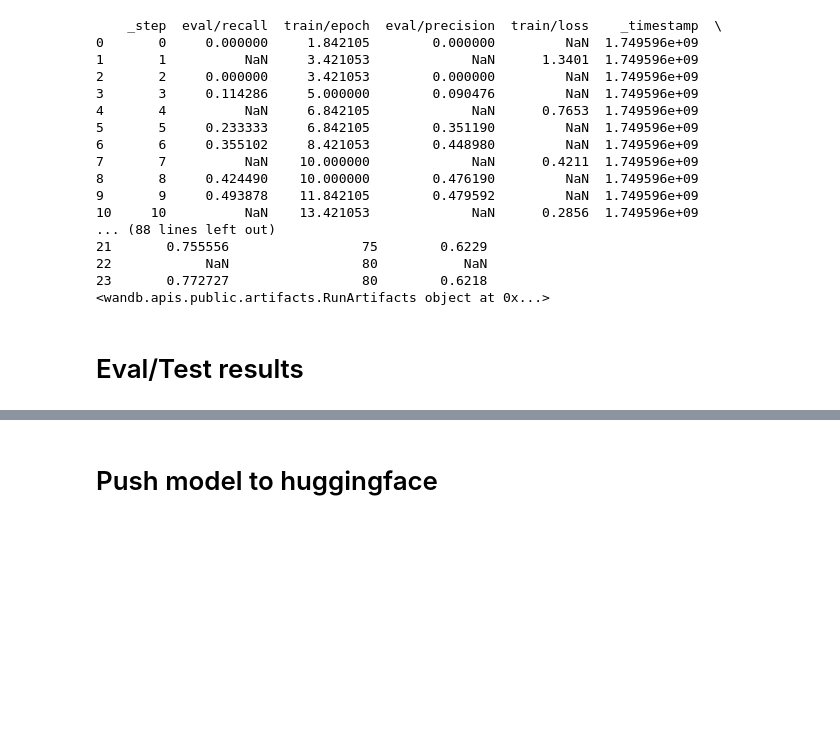
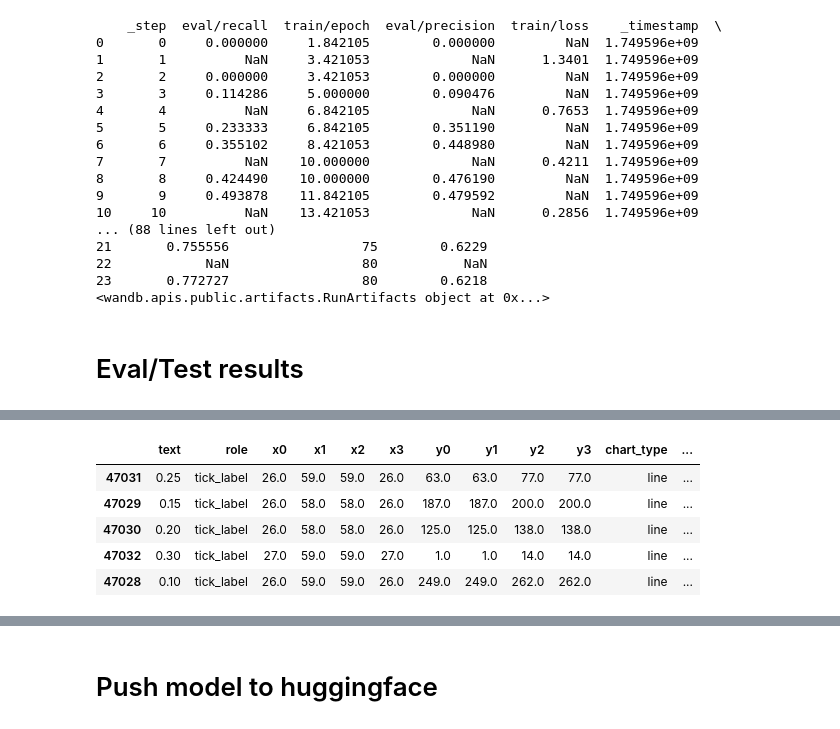
Before and after one commit to nassimb0u/text-role-classification, a Jupyter notebook: datasets/prepro_datasets.ipynb, the cells around one changed output, grey strips where cells are left out. Cells and saved outputs as stored; diff of their text form; code cells hidden in the pictures; blank space fills up the shorter version.

```diff
--- a/datasets/prepro_datasets.ipynb
+++ b/datasets/prepro_datasets.ipynb
@@ -1467,0 +1560,18 @@ print(run.logged_artifacts())
+# %%
+df_icpr2022_test_pred["predicted_role"] = preds
+df_icpr2022_test_pred["predicted_role"] = df_icpr2022_test_pred[
+    "predicted_role"
+].str.lower()
+
+df_icpr2022_test_pred["test"] = lines
+
+df_icpr2022_test_pred["test"] = df_icpr2022_test_pred["test"].str.lower()
+
+df_icpr2022_test_pred.head()
+# %% [output]
+|  | text | role | x0 | x1 | x2 | x3 | y0 | y1 | y2 | y3 | chart_type | ... |
+| 47031 | 0.25 | tick_label | 26.0 | 59.0 | 59.0 | 26.0 | 63.0 | 63.0 | 77.0 | 77.0 | line | ... |
+| 47029 | 0.15 | tick_label | 26.0 | 58.0 | 58.0 | 26.0 | 187.0 | 187.0 | 200.0 | 200.0 | line | ... |
+| 47030 | 0.20 | tick_label | 26.0 | 58.0 | 58.0 | 26.0 | 125.0 | 125.0 | 138.0 | 138.0 | line | ... |
+| 47032 | 0.30 | tick_label | 27.0 | 59.0 | 59.0 | 27.0 | 1.0 | 1.0 | 14.0 | 14.0 | line | ... |
+| 47028 | 0.10 | tick_label | 26.0 | 59.0 | 59.0 | 26.0 | 249.0 | 249.0 | 262.0 | 262.0 | line | ... |
```
Also changed, not shown: parts of 13 cells of this notebook, 1 other file.
